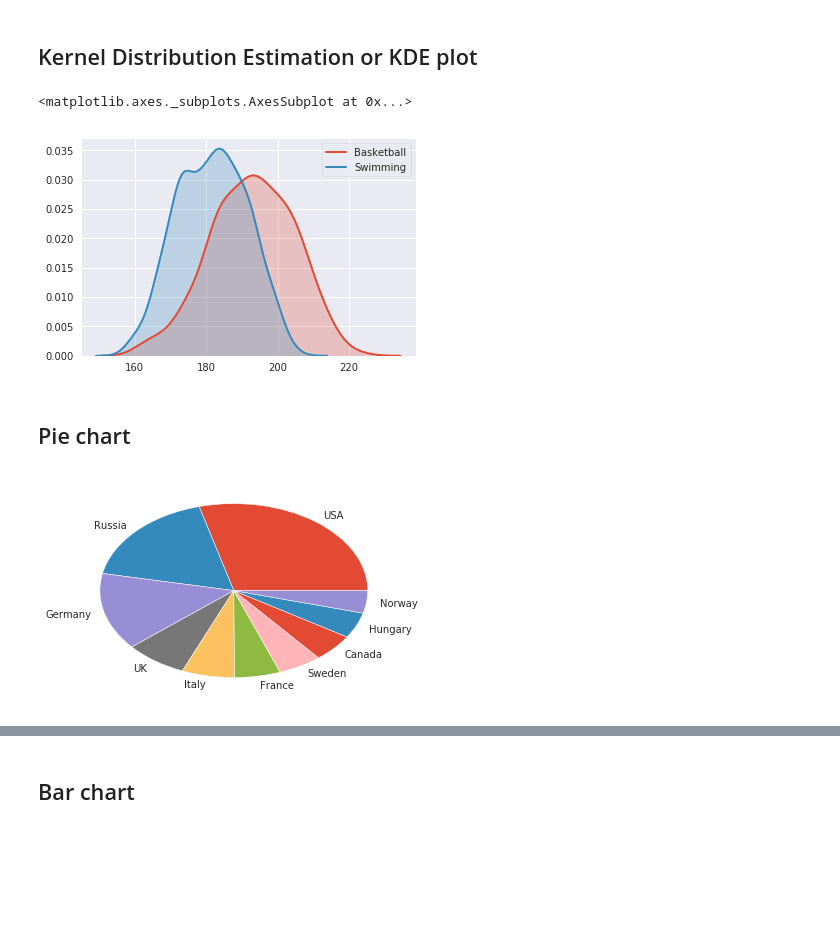
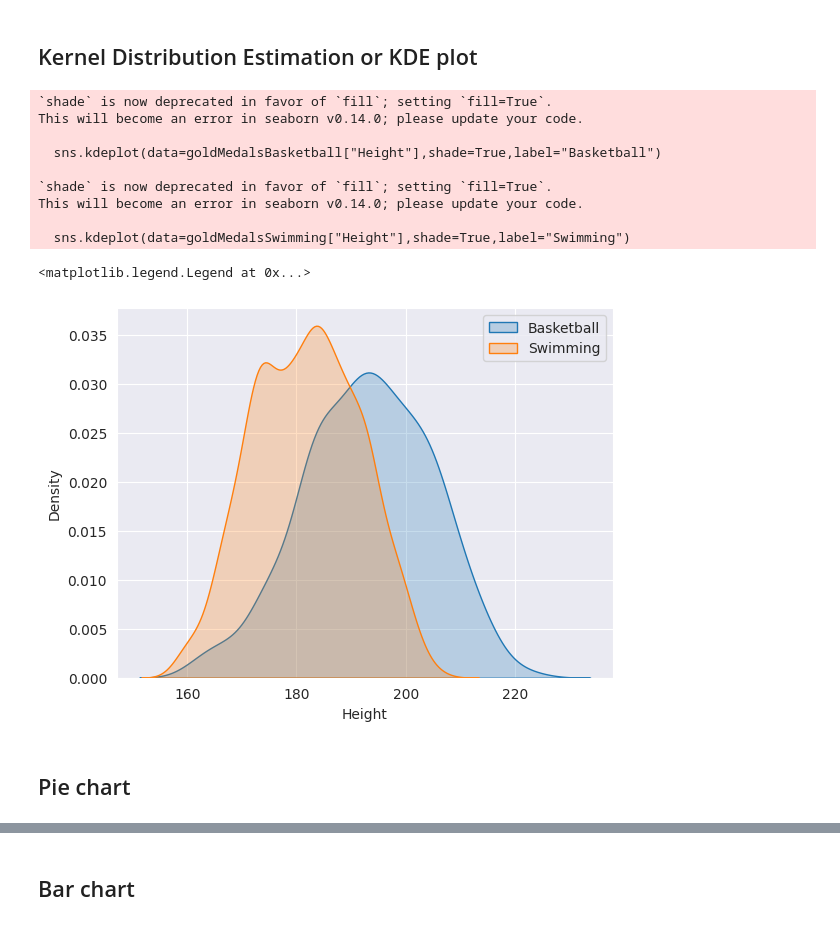
Before and after one commit to MichaelSchmidt1729/EDA, a Jupyter notebook: let_s_discover_more_about_the_olympic_games.ipynb, the cells around one changed output, grey strips where cells are left out. Cells and saved outputs as stored; diff of their text form; code cells hidden in the pictures; blank space fills up the shorter version.

```diff
--- a/let_s_discover_more_about_the_olympic_games.ipynb
+++ b/let_s_discover_more_about_the_olympic_games.ipynb
@@ -169,11 +171,22 @@ sm.ProbPlot(merged.Height).qqplot(line='s', ax=ax[1])
 # %%
 goldMedalsBasketball = merged[(merged.Medal == 'Gold')&(merged.Sport == 'Basketball')]
 goldMedalsSwimming = merged[(merged.Medal == 'Gold')&(merged.Sport == 'Swimming')]
+sns.kdeplot(data=goldMedalsBasketball["Height"],shade=True,label="Basketball")
+sns.kdeplot(data=goldMedalsSwimming["Height"],shade=True,label="Swimming")
+
+# Displaying the legend
+plt.legend()
+# %% [output]
+`shade` is now deprecated in favor of `fill`; setting `fill=True`.
+This will become an error in seaborn v0.14.0; please update your code.
+
+  sns.kdeplot(data=goldMedalsBasketball["Height"],shade=True,label="Basketball")
+
+`shade` is now deprecated in favor of `fill`; setting `fill=True`.
+This will become an error in seaborn v0.14.0; please update your code.
+
+  sns.kdeplot(data=goldMedalsSwimming["Height"],shade=True,label="Swimming")
+<matplotlib.legend.Legend at 0x...>
+[figure, added]
-# %%
-sns.kdeplot(data=goldMedalsBasketball["Height"],shade=True,label="Basketball")
-sns.kdeplot(data=goldMedalsSwimming["Height"],shade=True,label="Swimming")
-# %% [output]
-<matplotlib.axes._subplots.AxesSubplot at 0x...>
-[figure, removed]
 # %% [markdown]
 ## Pie chart
@@ -183,5 +192,0 @@ totalGoldMedals=goldMedals.region.value_counts().reset_index(name='Medal')
-# %%
-plt.pie(x='Medal',labels="index",data=totalGoldMedals.head(10))
-plt.show()
-# %% [output]
-[figure, removed]
```
Also changed, not shown: parts of 30 cells of this notebook.
